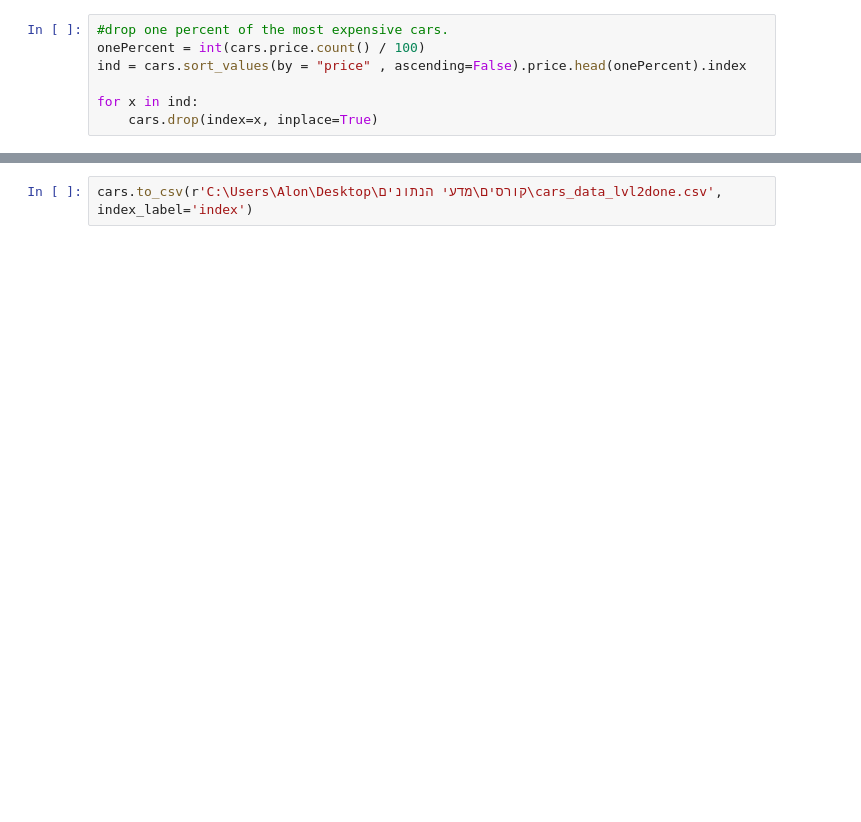
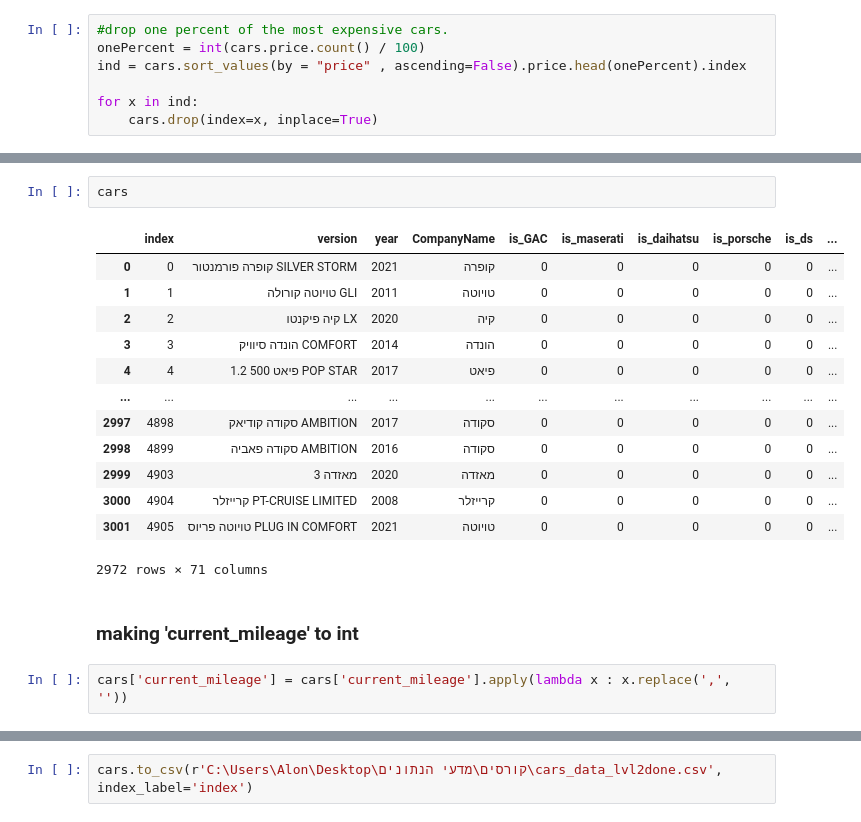
Before and after one commit to OrenAviya/project-semester-a, a Jupyter notebook: 2.ClearingData.ipynb, the cells around one changed output, grey strips where cells are left out. Saved outputs shown, nothing was run; the diff lists cells and outputs as text; blank space fills up the shorter version.

```diff
--- a/2.ClearingData.ipynb
+++ b/2.ClearingData.ipynb
@@ -556,2 +575,22 @@ index
 382     430000
 Name: price, dtype: int64
+# %%
+cars
+# %% [output]
+|  | index | version | year | CompanyName | is_GAC | is_maserati | is_daihatsu | is_porsche | is_ds | ... |
+| 0 | 0 | קופרה פורמנטור SILVER STORM | 2021 | קופרה | 0 | 0 | 0 | 0 | 0 | ... |
+| 1 | 1 | טויוטה קורולה GLI | 2011 | טויוטה | 0 | 0 | 0 | 0 | 0 | ... |
+| 2 | 2 | קיה פיקנטו LX | 2020 | קיה | 0 | 0 | 0 | 0 | 0 | ... |
+| 3 | 3 | הונדה סיוויק COMFORT | 2014 | הונדה | 0 | 0 | 0 | 0 | 0 | ... |
+| 4 | 4 | פיאט 500 1.2 POP STAR | 2017 | פיאט | 0 | 0 | 0 | 0 | 0 | ... |
+| ... | ... | ... | ... | ... | ... | ... | ... | ... | ... | ... |
+| 2997 | 4898 | סקודה קודיאק AMBITION | 2017 | סקודה | 0 | 0 | 0 | 0 | 0 | ... |
+| 2998 | 4899 | סקודה פאביה AMBITION | 2016 | סקודה | 0 | 0 | 0 | 0 | 0 | ... |
+| 2999 | 4903 | מאזדה 3 | 2020 | מאזדה | 0 | 0 | 0 | 0 | 0 | ... |
+| 3000 | 4904 | קרייזלר PT-CRUISE LIMITED | 2008 | קרייזלר | 0 | 0 | 0 | 0 | 0 | ... |
+| 3001 | 4905 | טויוטה פריוס PLUG IN COMFORT | 2021 | טויוטה | 0 | 0 | 0 | 0 | 0 | ... |
+2972 rows × 71 columns
+# %% [markdown]
+### making 'current_mileage' to int
+# %%
+cars['current_mileage'] = cars['current_mileage'].apply(lambda x : x.replace(',', ''))
```
Also changed, not shown: parts of 20 cells of this notebook.
